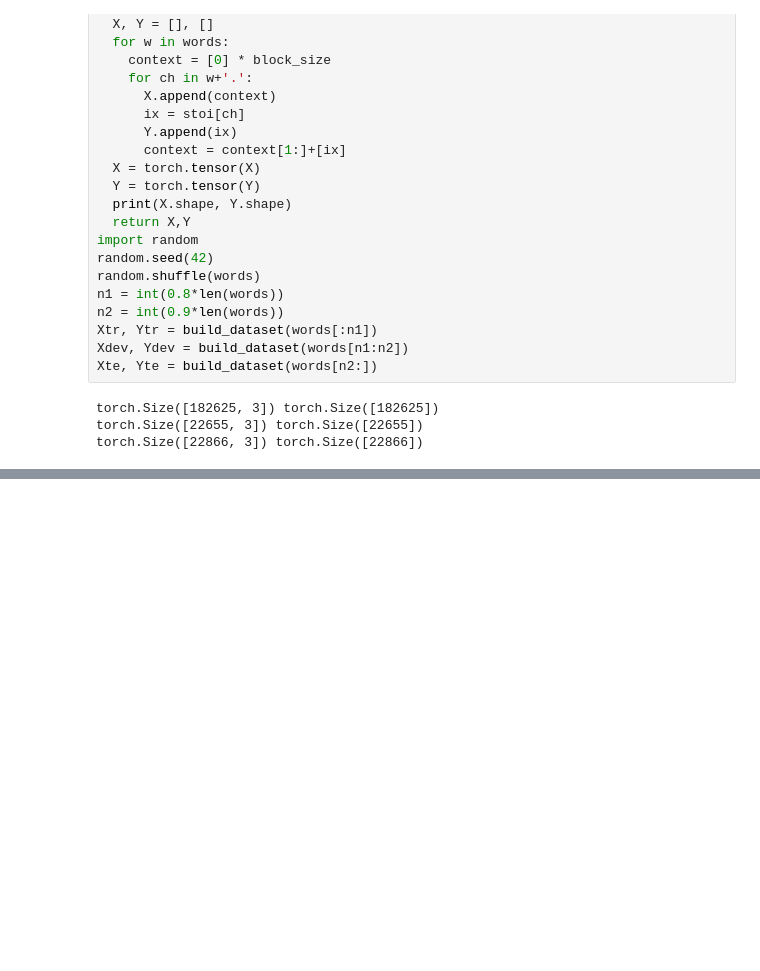
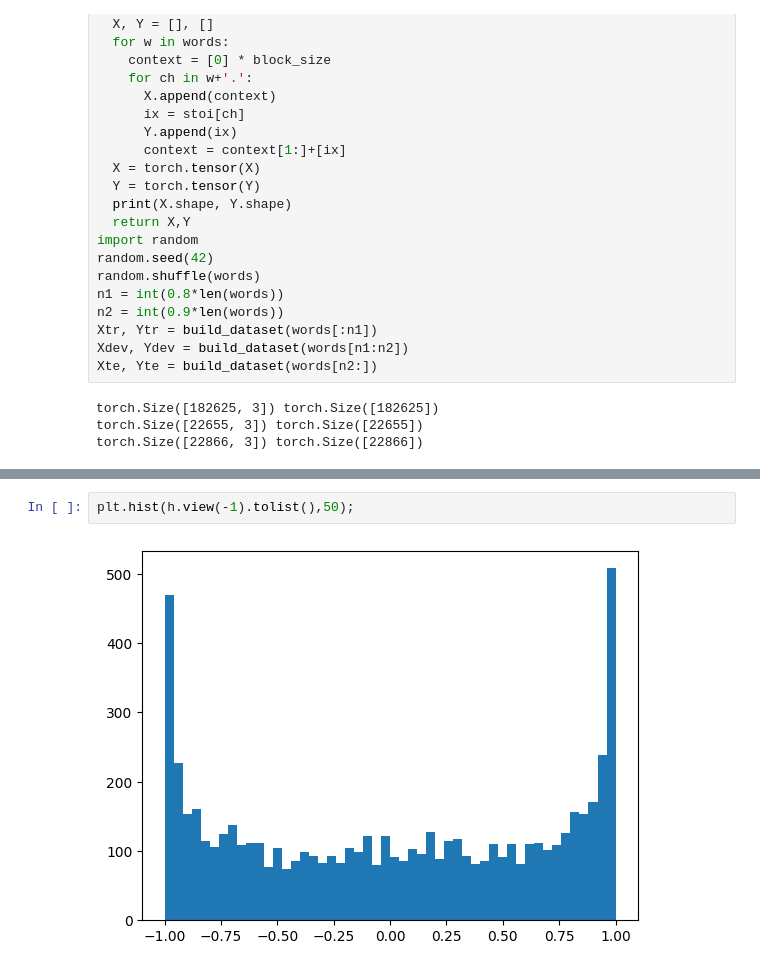
Before and after one commit to ProgrammerAditya36/neural_nets, a Jupyter notebook: makemore-3.ipynb, the cells around one changed output, grey strips where cells are left out. Drawn from its saved outputs; the diff is of its cells as text; blank space fills up the shorter version.

```diff
--- a/makemore-3.ipynb
+++ b/makemore-3.ipynb
@@ -117,0 +119,4 @@ for i in range(max_steps):
+# %%
+plt.hist(h.view(-1).tolist(),50);
+# %% [output]
+[figure, added]
```
Also changed, not shown: parts of 8 cells of this notebook.
